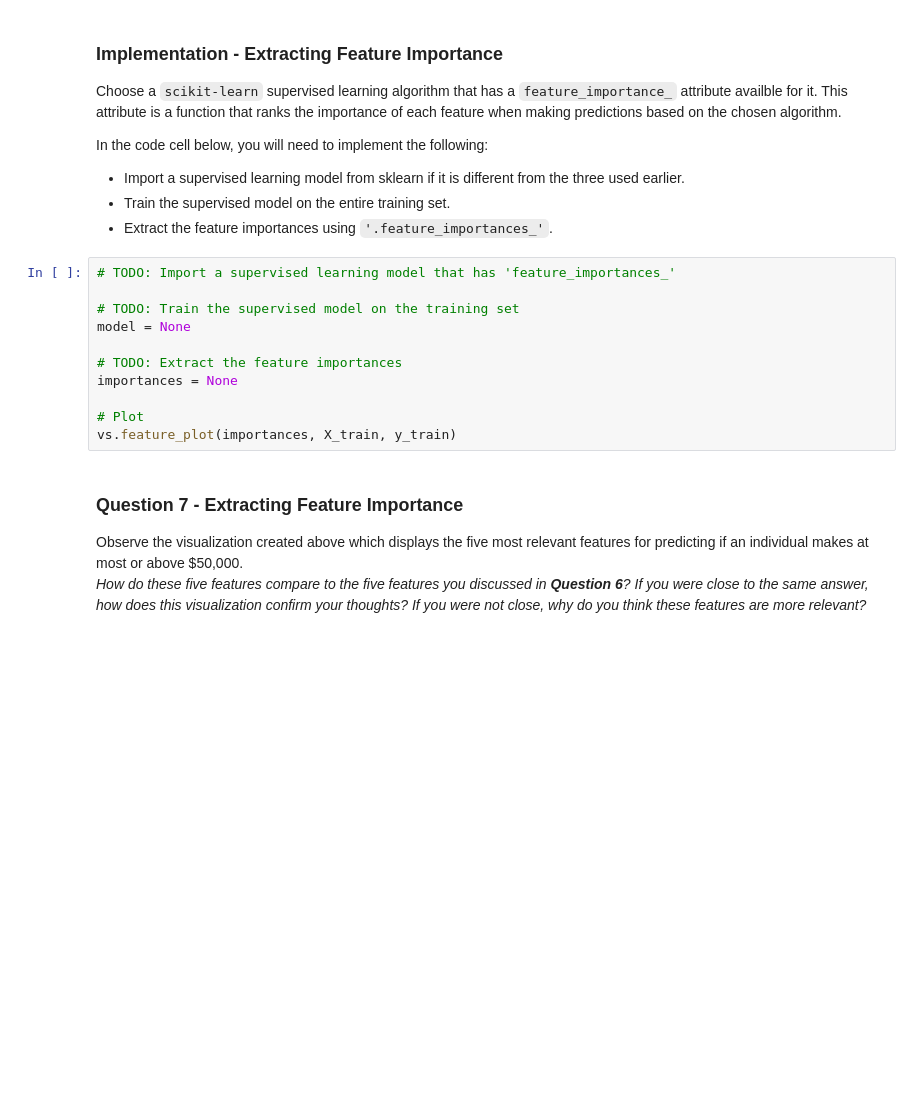
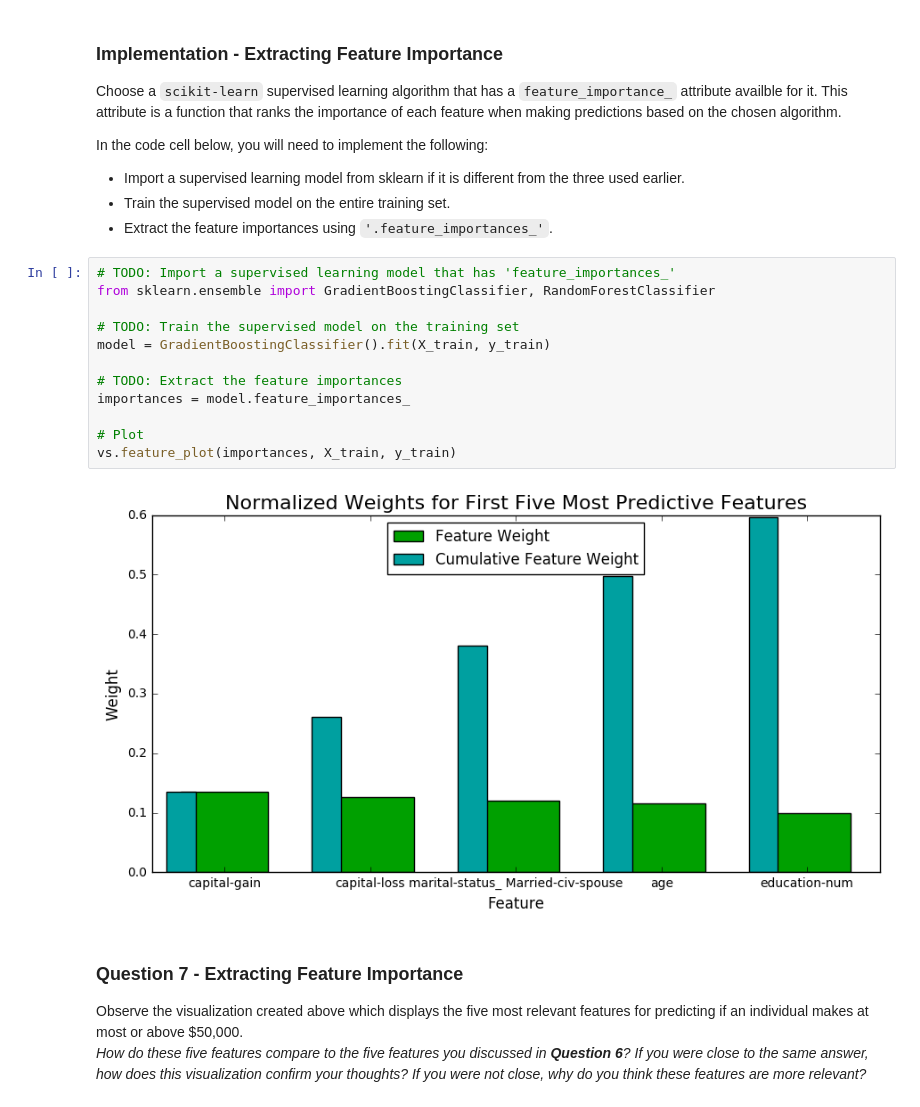
Before and after one commit to prakharchoudhary/MLND, a Jupyter notebook: finding_donors/finding_donors.ipynb, the cells around one changed output. Drawn from its saved outputs; the diff is of its cells as text; blank space fills up the shorter version.

```diff
--- a/finding_donors/finding_donors.ipynb
+++ b/finding_donors/finding_donors.ipynb
@@ -422,15 +474,18 @@ In the code cell below, you will need to implement the following:
  - Extract the feature importances using `'.feature_importances_'`.
 # %%
 # TODO: Import a supervised learning model that has 'feature_importances_'
+from sklearn.ensemble import GradientBoostingClassifier, RandomForestClassifier
 
 # TODO: Train the supervised model on the training set
-model = None
+model = GradientBoostingClassifier().fit(X_train, y_train)
 
 # TODO: Extract the feature importances
-importances = None
+importances = model.feature_importances_
 
 # Plot
 vs.feature_plot(importances, X_train, y_train)
+# %% [output]
+[figure, added]
 # %% [markdown]
 ### Question 7 - Extracting Feature Importance
 
```
Also changed, not shown: parts of 11 cells of this notebook.
